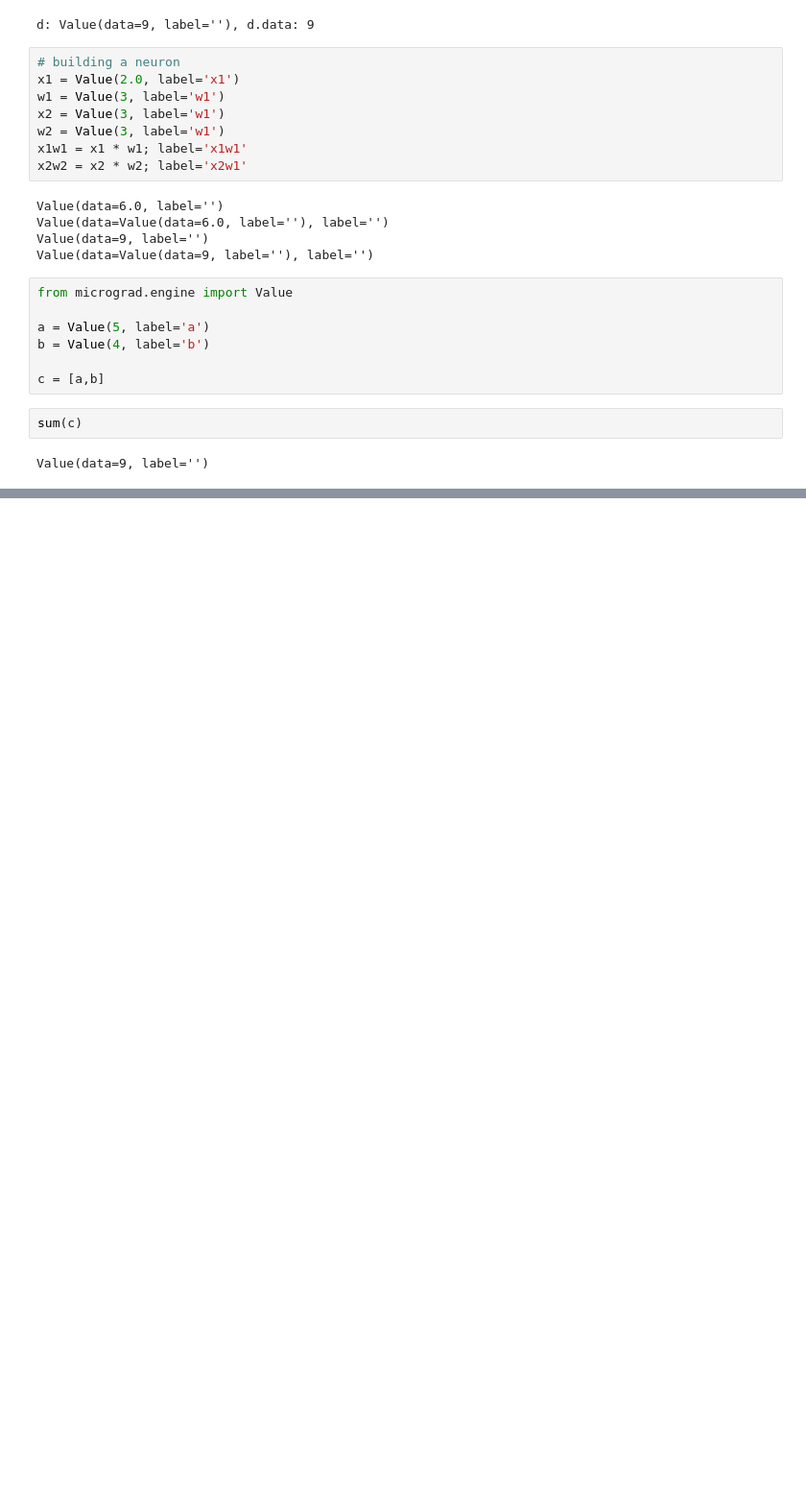
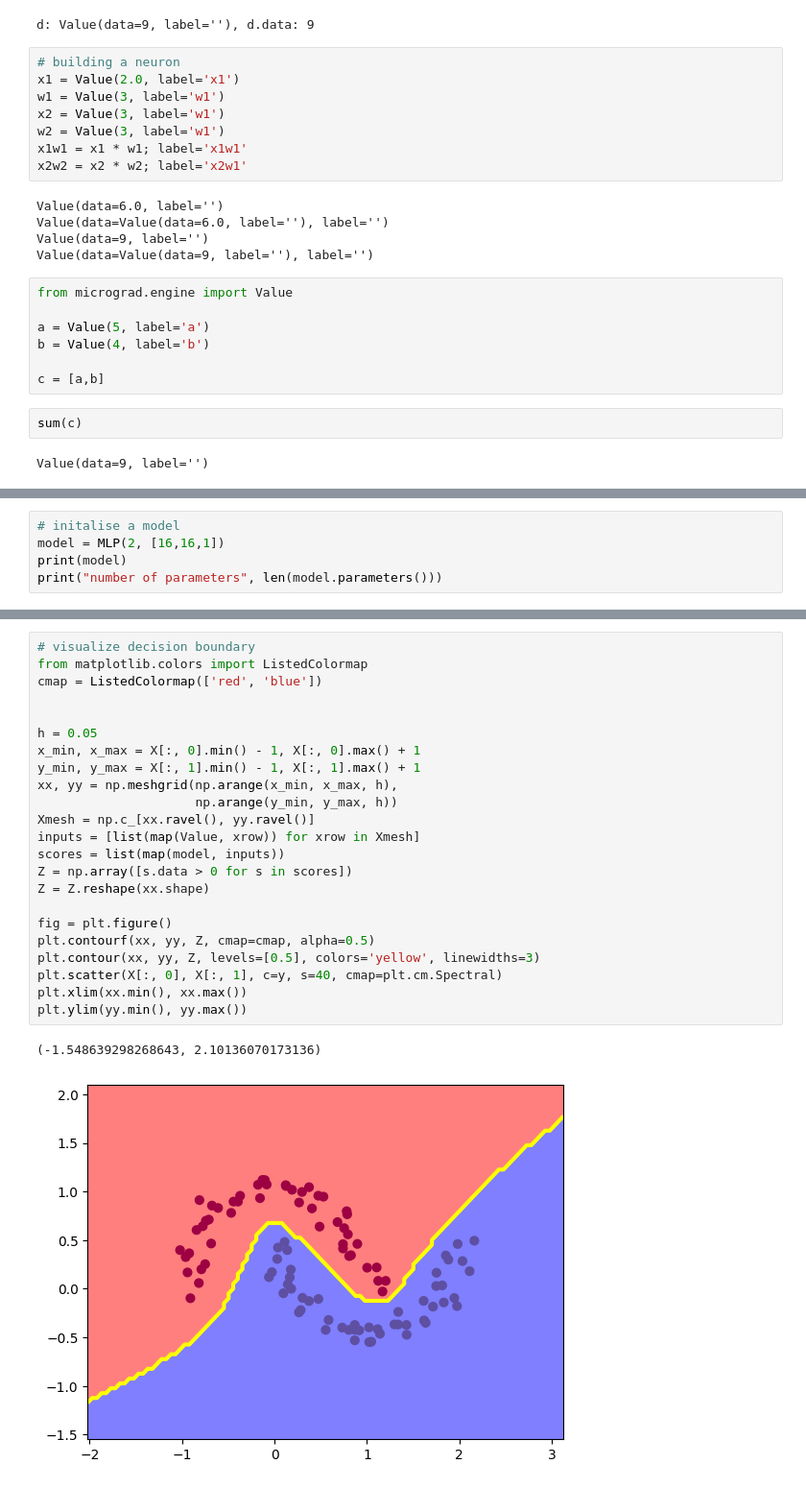
Before and after one commit to tomstagg/nn-zero-to-hero, a Jupyter notebook: 01_micrograd/demo.ipynb, the cells around one changed output, grey strips where cells are left out. Shown at 96% size. Saved outputs shown, nothing was run; the diff lists cells and outputs as text; blank space fills up the shorter version.

```diff
--- a/01_micrograd/demo.ipynb
+++ b/01_micrograd/demo.ipynb
@@ -199,0 +292,5 @@ AttributeError: 'list' object has no attribute '__prev'
+# %%
+# initalise a model
+model = MLP(2, [16,16,1])
+print(model)
+print("number of parameters", len(model.parameters()))
@@ -199,0 +370,26 @@ AttributeError: 'list' object has no attribute '__prev'
+# %%
+# visualize decision boundary
+from matplotlib.colors import ListedColormap
+cmap = ListedColormap(['red', 'blue'])
+
+
+h = 0.05
+x_min, x_max = X[:, 0].min() - 1, X[:, 0].max() + 1
+y_min, y_max = X[:, 1].min() - 1, X[:, 1].max() + 1
+xx, yy = np.meshgrid(np.arange(x_min, x_max, h),
+                     np.arange(y_min, y_max, h))
+Xmesh = np.c_[xx.ravel(), yy.ravel()]
+inputs = [list(map(Value, xrow)) for xrow in Xmesh]
+scores = list(map(model, inputs))
+Z = np.array([s.data > 0 for s in scores])
+Z = Z.reshape(xx.shape)
+
+fig = plt.figure()
+plt.contourf(xx, yy, Z, cmap=cmap, alpha=0.5)
+plt.contour(xx, yy, Z, levels=[0.5], colors='yellow', linewidths=3)
+plt.scatter(X[:, 0], X[:, 1], c=y, s=40, cmap=plt.cm.Spectral)
+plt.xlim(xx.min(), xx.max())
+plt.ylim(yy.min(), yy.max())
+# %% [output]
+(-1.548639298268643, 2.10136070173136)
+[figure, added]
```
Also changed, not shown: parts of 23 cells of this notebook, 8 other files.
